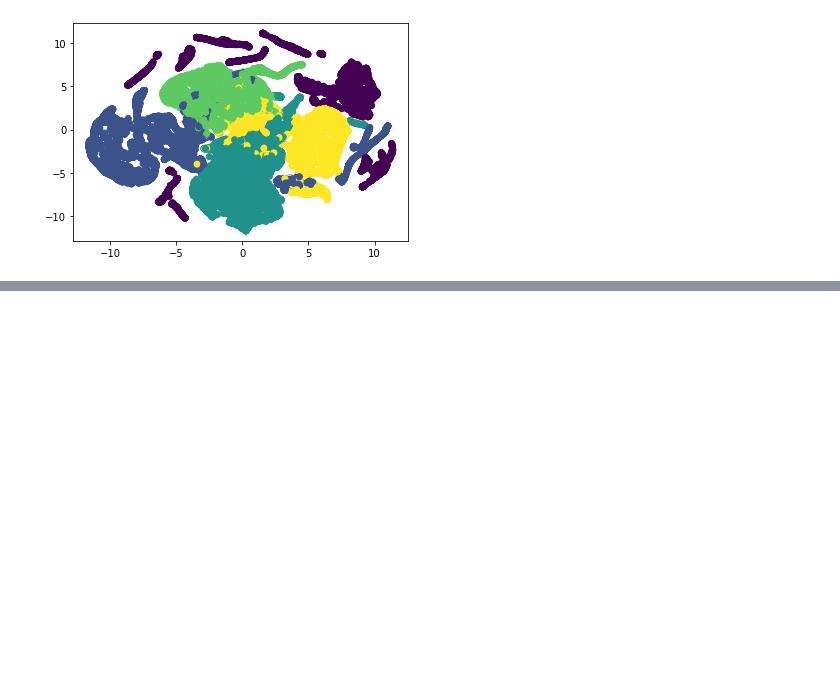
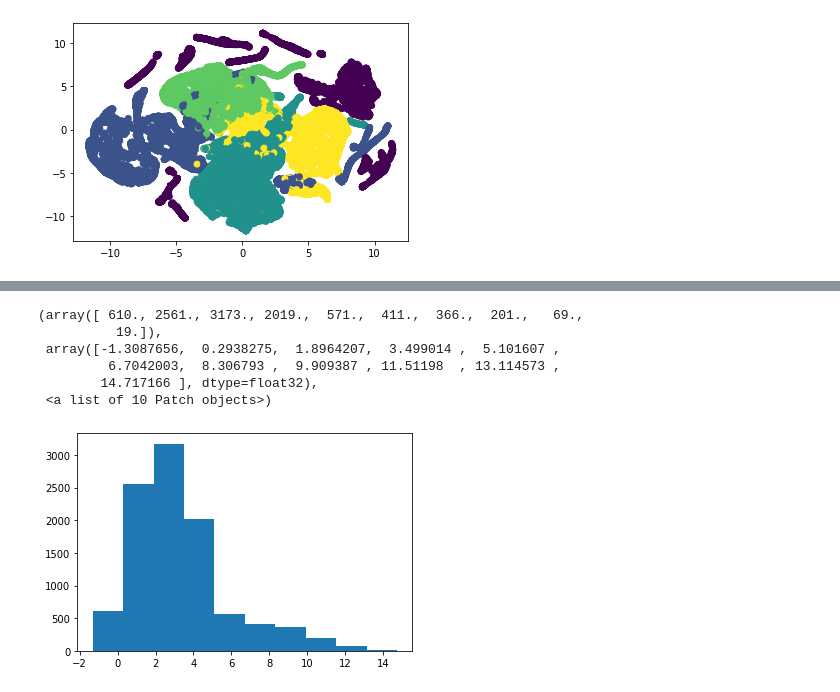
Before and after one commit to sleekEagle/few_shot_learning, a Jupyter notebook: cluster_distribution.ipynb, the cells around one changed output, grey strips where cells are left out. Saved outputs shown, nothing was run; the diff lists cells and outputs as text; code cells hidden in the pictures; blank space fills up the shorter version.

```diff
--- a/cluster_distribution.ipynb
+++ b/cluster_distribution.ipynb
@@ -345,0 +380,29 @@ plt.hist(dists)
+# %%
+'''
+analyze distance of data points to the cluster centroid
+This is for class 1 of unseen data
+'''
+
+data=unseen_data[unseen_data.label==1]
+data,labels,activity_name,_=Extract_data.get_n_times_cropped_data(data,bs=len(data),n_times=1000,
+                                                               sr=sr,
+                                                               segment_len_s=segment_len_s)
+features=modelWork.model(data)[0]
+centroid=torch.mean(features,dim=0)
+centroid=torch.unsqueeze(centroid,dim=0)
+centroid=torch.repeat_interleave(centroid,repeats=features.shape[0],dim=0)
+
+dists=torch.sqrt(torch.sum(torch.square(centroid-features),dim=1)).detach().cpu()
+#add random noise [-2,2]
+dists=dists+(torch.rand(dists.shape[0])-0.5)*4
+dists=dists.numpy()
+
+plt.hist(dists)
+# %% [output]
+(array([ 610., 2561., 3173., 2019.,  571.,  411.,  366.,  201.,   69.,
+          19.]),
+ array([-1.3087656,  0.2938275,  1.8964207,  3.499014 ,  5.101607 ,
+         6.7042003,  8.306793 ,  9.909387 , 11.51198  , 13.114573 ,
+        14.717166 ], dtype=float32),
+ <a list of 10 Patch objects>)
+[figure, added]
```
Also changed, not shown: parts of 4 cells of this notebook.
